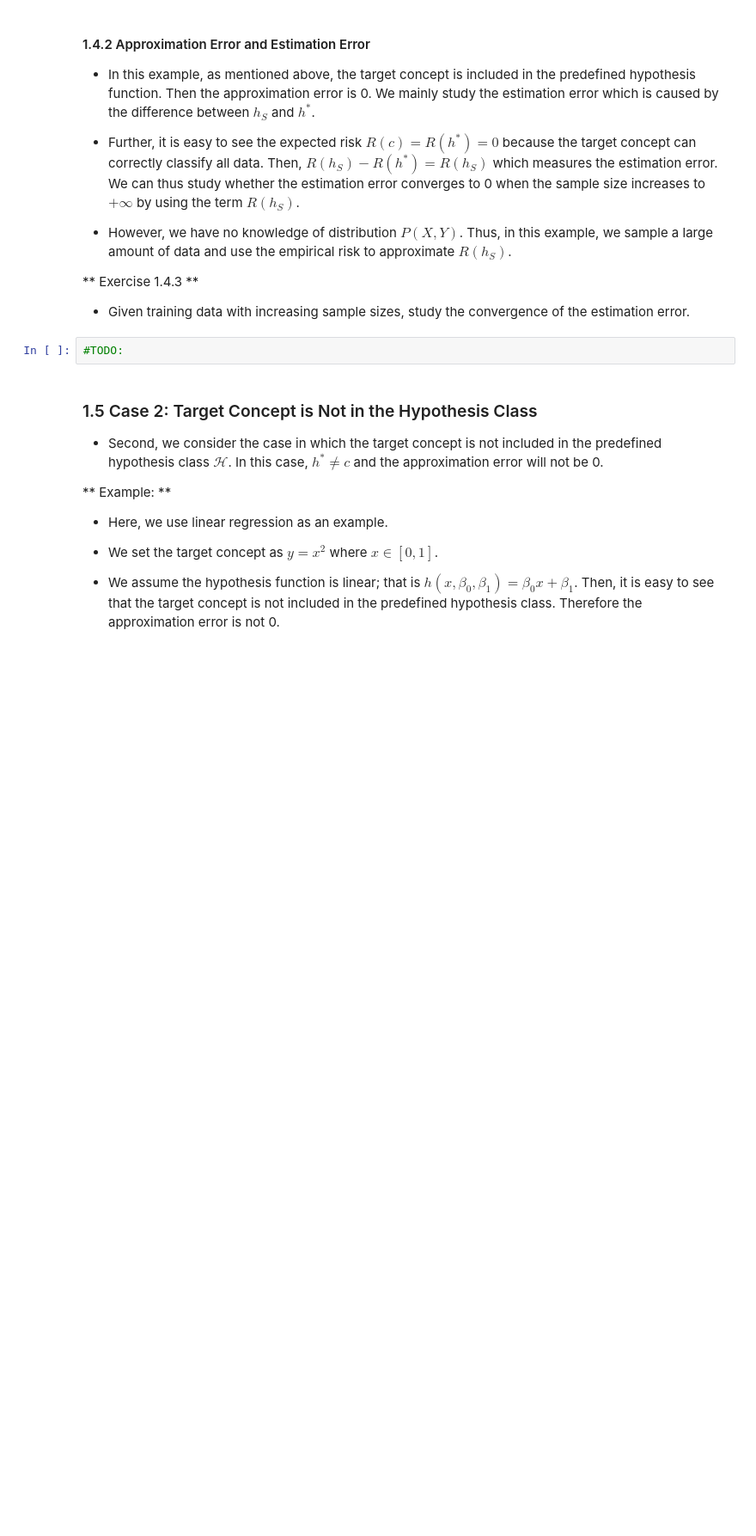
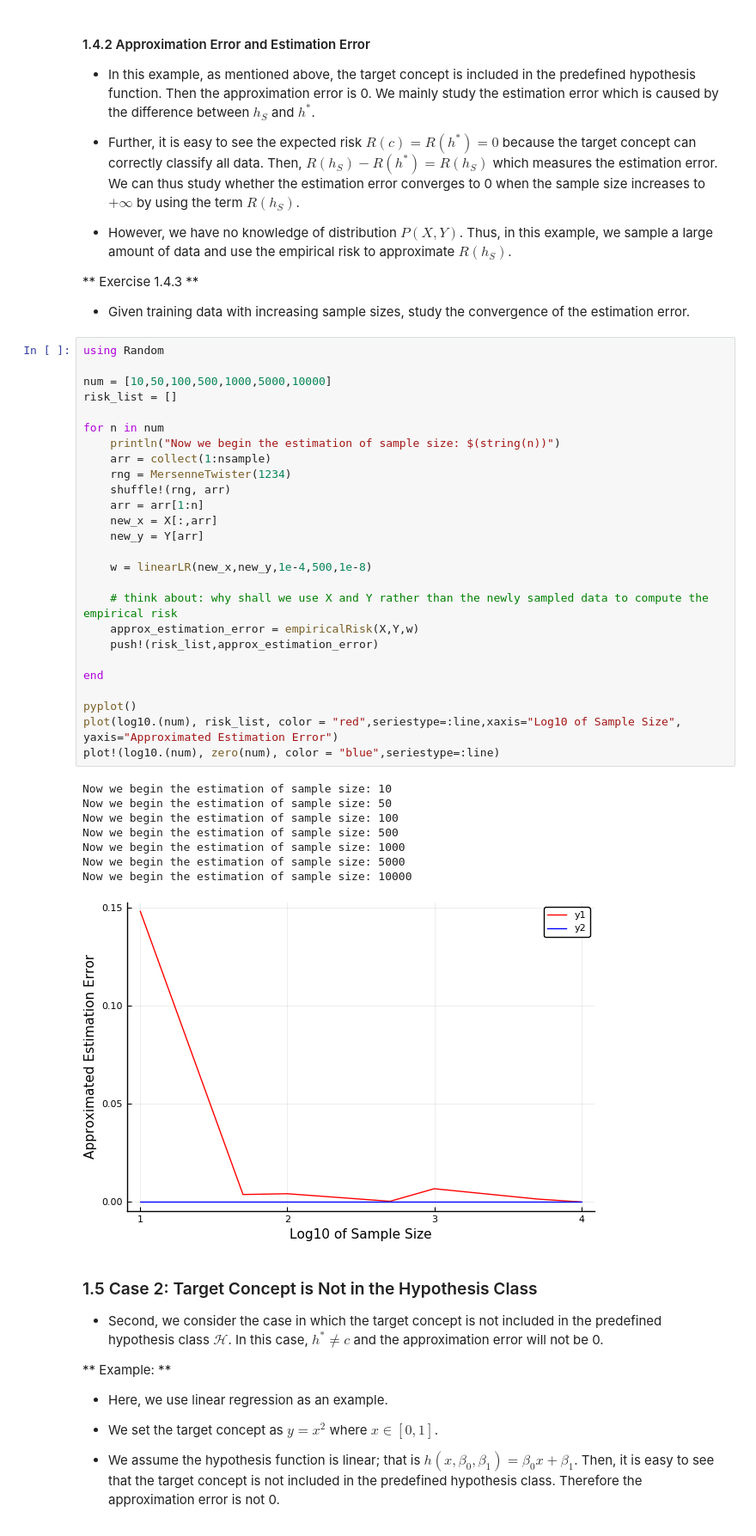
Before and after one commit to co234/AML_using_Julia, a Jupyter notebook: Lab5/Lab05.ipynb, the cells around one changed output. Shown at 86% size. Cells and saved outputs as stored; diff of their text form; blank space fills up the shorter version.

```diff
--- a/Lab5/Lab05.ipynb
+++ b/Lab5/Lab05.ipynb
@@ -198,8 +197,41 @@ linearLR (generic function with 1 method)
 
 ** Exercise 1.4.3 **
 * Given training data with increasing sample sizes, study the convergence of the estimation error.
-# %%
-#TODO:
+# %%
+using Random
+
+num = [10,50,100,500,1000,5000,10000]
+risk_list = []
+
+for n in num
+    println("Now we begin the estimation of sample size: $(string(n))")
+    arr = collect(1:nsample)
+    rng = MersenneTwister(1234)
+    shuffle!(rng, arr)
+    arr = arr[1:n]
+    new_x = X[:,arr]
+    new_y = Y[arr]
+
+    w = linearLR(new_x,new_y,1e-4,500,1e-8)
+
+    # think about: why shall we use X and Y rather than the newly sampled data to compute the empirical risk
+    approx_estimation_error = empiricalRisk(X,Y,w)
+    push!(risk_list,approx_estimation_error)
+
+end
+
+pyplot()
+plot(log10.(num), risk_list, color = "red",seriestype=:line,xaxis="Log10 of Sample Size", yaxis="Approximated Estimation Error")
+plot!(log10.(num), zero(num), color = "blue",seriestype=:line)
+# %% [output]
+Now we begin the estimation of sample size: 10
+Now we begin the estimation of sample size: 50
+Now we begin the estimation of sample size: 100
+Now we begin the estimation of sample size: 500
+Now we begin the estimation of sample size: 1000
+Now we begin the estimation of sample size: 5000
+Now we begin the estimation of sample size: 10000
+[figure, added]
 # %% [markdown]
 ### 1.5 Case 2: Target Concept is Not in the Hypothesis Class
 * Second, we consider the case in which the target concept is not included in the predefined hypothesis class $\mathcal{H}$. In this case, $h^*\neq c$ and the approximation error will not be 0.
```
Also changed, not shown: parts of 10 cells of this notebook, 1 other file.
